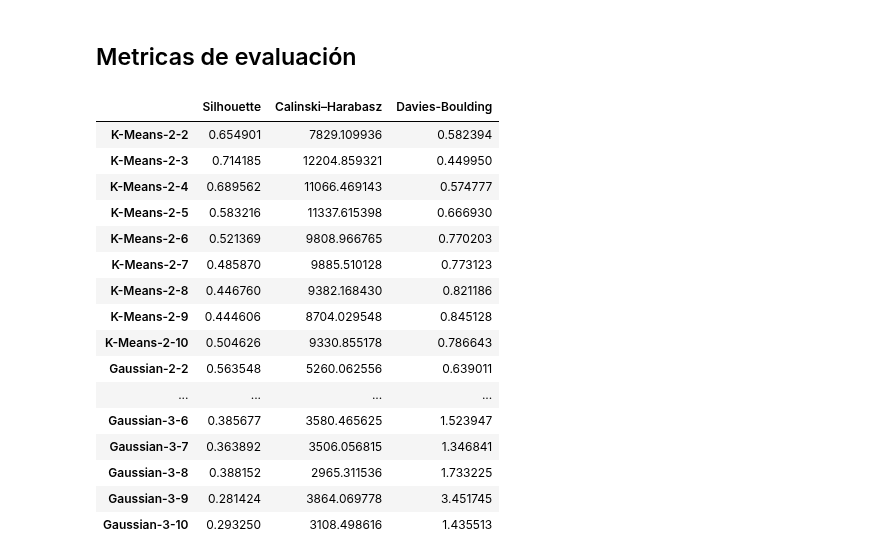
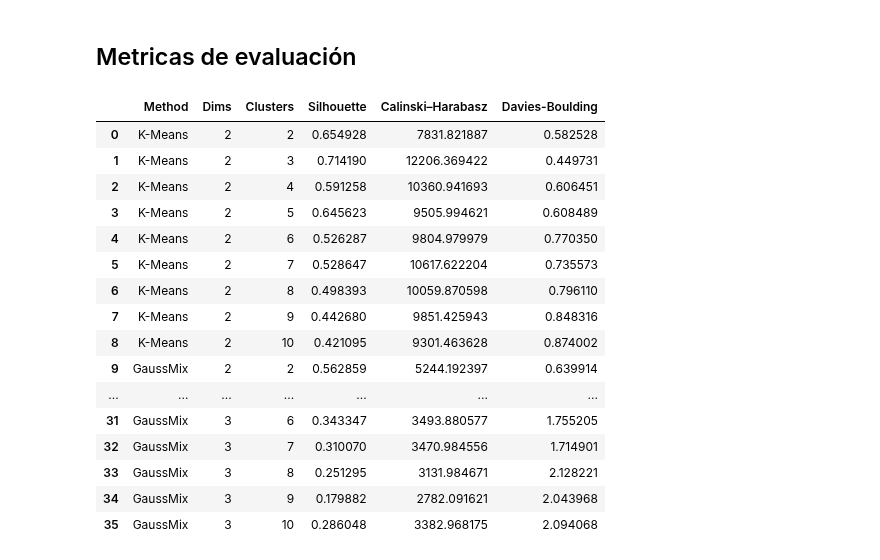
Before and after one commit to FedeSS99/ClusterTEC, a Jupyter notebook: MDS_2.ipynb, the cells around one changed output. Drawn from its saved outputs; the diff is of its cells as text; code cells hidden in the pictures.

Commit message:
Updated KMeans and GaussMix results

```diff
--- a/MDS_2.ipynb
+++ b/MDS_2.ipynb
@@ -5,14 +5,14 @@ from numpy import loadtxt, float64
 PTEX_dissim = loadtxt("./data/PTEX_DTW_matrix.dat", dtype= float64, delimiter = ",")
 # %%
 MDS_methods = ("SMACOF-euclidean-classic", "SMACOF-dissim-classic")
-cluster_methods = ("K-Means", "Gaussian")
+cluster_methods = ("K-Means", "GaussMix")
 number_dims = tuple(range(2, 4))
 number_clusters = tuple(range(2, 11))
 
-TEC_ClusterSeries = ClusterVTECDataMDS(dissimilarity = PTEX_dissim)
+TEC_ClusterSeries = ClusterMDS(dissimilarity = PTEX_dissim)
 
-metrics_SMACOF_euclidean_classic_results = dict()
-metrics_SMACOF_dtw_classic_results = dict()
+metrics_SMACOF_euclidean_classic_results = list()
+metrics_SMACOF_dtw_classic_results = list()
 # %%
 from sklearn.cluster import KMeans
 from sklearn.mixture import GaussianMixture
@@ -20,11 +20,11 @@ from sklearn.metrics.cluster import silhouette_score, calinski_harabasz_score, d
 
 def GetClusteringMetrics(Xc, num_clusters, cluster_method = "K-Means"):
     if cluster_method == "K-Means":
-        KMeans_Cluster_TS = KMeans(n_clusters = num_clusters, init = "k-means++", max_iter = 500)
+        KMeans_Cluster_TS = KMeans(n_clusters = num_clusters, init = "k-means++")
         Labels = KMeans_Cluster_TS.fit_predict(Xc)
 
-    elif cluster_method == "Gaussian":
-        GaussianMix_Cluster_TS = GaussianMixture(n_components = num_clusters, covariance_type = "full", init_params="k-means++", max_iter = 500)
+    elif cluster_method == "GaussMix":
+        GaussianMix_Cluster_TS = GaussianMixture(n_components = num_clusters, covariance_type = "full", init_params="k-means++")
         Labels = GaussianMix_Cluster_TS.fit_predict(Xc)
 
     SH_score_Xc = silhouette_score(Xc, Labels)
@@ -42,10 +42,10 @@ for MDS_method in MDS_methods:
         for cluster_method in cluster_methods:
             for num_cluster in number_clusters:
                 TEC_ClusterSeries.ClusterTSVectors(num_clusters = num_cluster, cluster_method = cluster_method)
-                cluster_metrics = GetClusteringMetrics(TEC_ClusterSeries.Xc_TS, num_cluster, cluster_method)
+                cluster_metrics = {"Method": cluster_method, "Dims": num_dims, "Clusters": num_cluster} | GetClusteringMetrics(TEC_ClusterSeries.Xc_TS, num_cluster, cluster_method)
 
                 if MDS_method == MDS_methods[0]:
-                    metrics_SMACOF_euclidean_classic_results[cluster_method + f"-{num_dims}-{num_cluster}"] = cluster_metrics
+                    metrics_SMACOF_euclidean_classic_results.append(cluster_metrics)
                 else:
-                    metrics_SMACOF_dtw_classic_results[cluster_method + f"-{num_dims}-{num_cluster}"] = cluster_metrics
+                    metrics_SMACOF_dtw_classic_results.append(cluster_metrics)
 # %% [output]
@@ -94,10 +162,10 @@ def apply_highlight_in_blocks(df, N):
     # Split DataFrame into blocks of N rows and apply highlight_min_max to each block
     for start in range(0, len(df), N):
         end = start + N
-        block = df.iloc[start:end]
+        block = df.iloc[start:end, 3:]
 
         # Apply the highlighting function to each block and assign it to the style DataFrame
-        style_df.iloc[start:end] = highlight_min_max(block)
+        style_df.iloc[start:end, 3:] = highlight_min_max(block)
 
     return df.style.apply(lambda _: style_df, axis=None)
 # %%
@@ -105,23 +176,22 @@ num_row_sep = len(number_clusters)
 # %%
-metrics_SMACOF_euclidean_classic_results = DataFrame(metrics_SMACOF_euclidean_classic_results)
-styled_metrics_DTW = apply_highlight_in_blocks(metrics_SMACOF_euclidean_classic_results.T, num_row_sep)
+styled_metrics_DTW = apply_highlight_in_blocks(metrics_SMACOF_euclidean_classic_results, num_row_sep)
 styled_metrics_DTW
 # %% [output]
-|  | Silhouette | Calinski–Harabasz | Davies-Boulding |
-| K-Means-2-2 | 0.654901 | 7829.109936 | 0.582394 |
-| K-Means-2-3 | 0.714185 | 12204.859321 | 0.449950 |
-| K-Means-2-4 | 0.689562 | 11066.469143 | 0.574777 |
-| K-Means-2-5 | 0.583216 | 11337.615398 | 0.666930 |
-| K-Means-2-6 | 0.521369 | 9808.966765 | 0.770203 |
-| K-Means-2-7 | 0.485870 | 9885.510128 | 0.773123 |
-| K-Means-2-8 | 0.446760 | 9382.168430 | 0.821186 |
-| K-Means-2-9 | 0.444606 | 8704.029548 | 0.845128 |
-| K-Means-2-10 | 0.504626 | 9330.855178 | 0.786643 |
-| Gaussian-2-2 | 0.563548 | 5260.062556 | 0.639011 |
-| ... | ... | ... | ... |
-| Gaussian-3-6 | 0.385677 | 3580.465625 | 1.523947 |
-| Gaussian-3-7 | 0.363892 | 3506.056815 | 1.346841 |
-| Gaussian-3-8 | 0.388152 | 2965.311536 | 1.733225 |
-| Gaussian-3-9 | 0.281424 | 3864.069778 | 3.451745 |
-| Gaussian-3-10 | 0.293250 | 3108.498616 | 1.435513 |
+|  | Method | Dims | Clusters | Silhouette | Calinski–Harabasz | Davies-Boulding |
+| 0 | K-Means | 2 | 2 | 0.654928 | 7831.821887 | 0.582528 |
+| 1 | K-Means | 2 | 3 | 0.714190 | 12206.369422 | 0.449731 |
+| 2 | K-Means | 2 | 4 | 0.591258 | 10360.941693 | 0.606451 |
+| 3 | K-Means | 2 | 5 | 0.645623 | 9505.994621 | 0.608489 |
+| 4 | K-Means | 2 | 6 | 0.526287 | 9804.979979 | 0.770350 |
+| 5 | K-Means | 2 | 7 | 0.528647 | 10617.622204 | 0.735573 |
+| 6 | K-Means | 2 | 8 | 0.498393 | 10059.870598 | 0.796110 |
+| 7 | K-Means | 2 | 9 | 0.442680 | 9851.425943 | 0.848316 |
+| 8 | K-Means | 2 | 10 | 0.421095 | 9301.463628 | 0.874002 |
+| 9 | GaussMix | 2 | 2 | 0.562859 | 5244.192397 | 0.639914 |
+| ... | ... | ... | ... | ... | ... | ... |
+| 31 | GaussMix | 3 | 6 | 0.343347 | 3493.880577 | 1.755205 |
+| 32 | GaussMix | 3 | 7 | 0.310070 | 3470.984556 | 1.714901 |
+| 33 | GaussMix | 3 | 8 | 0.251295 | 3131.984671 | 2.128221 |
+| 34 | GaussMix | 3 | 9 | 0.179882 | 2782.091621 | 2.043968 |
+| 35 | GaussMix | 3 | 10 | 0.286048 | 3382.968175 | 2.094068 |
 # %%
```
Also changed, not shown: parts of 4 cells of this notebook.
